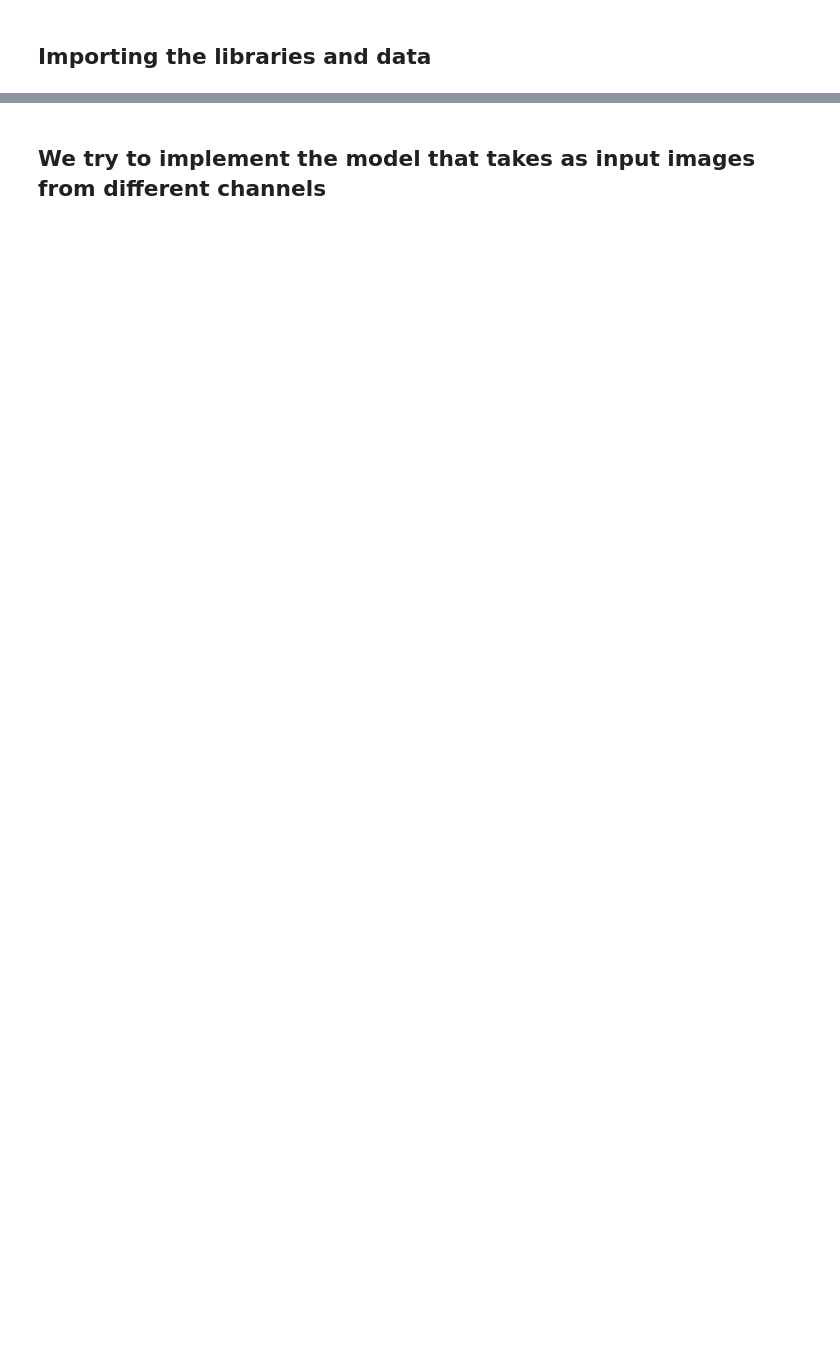
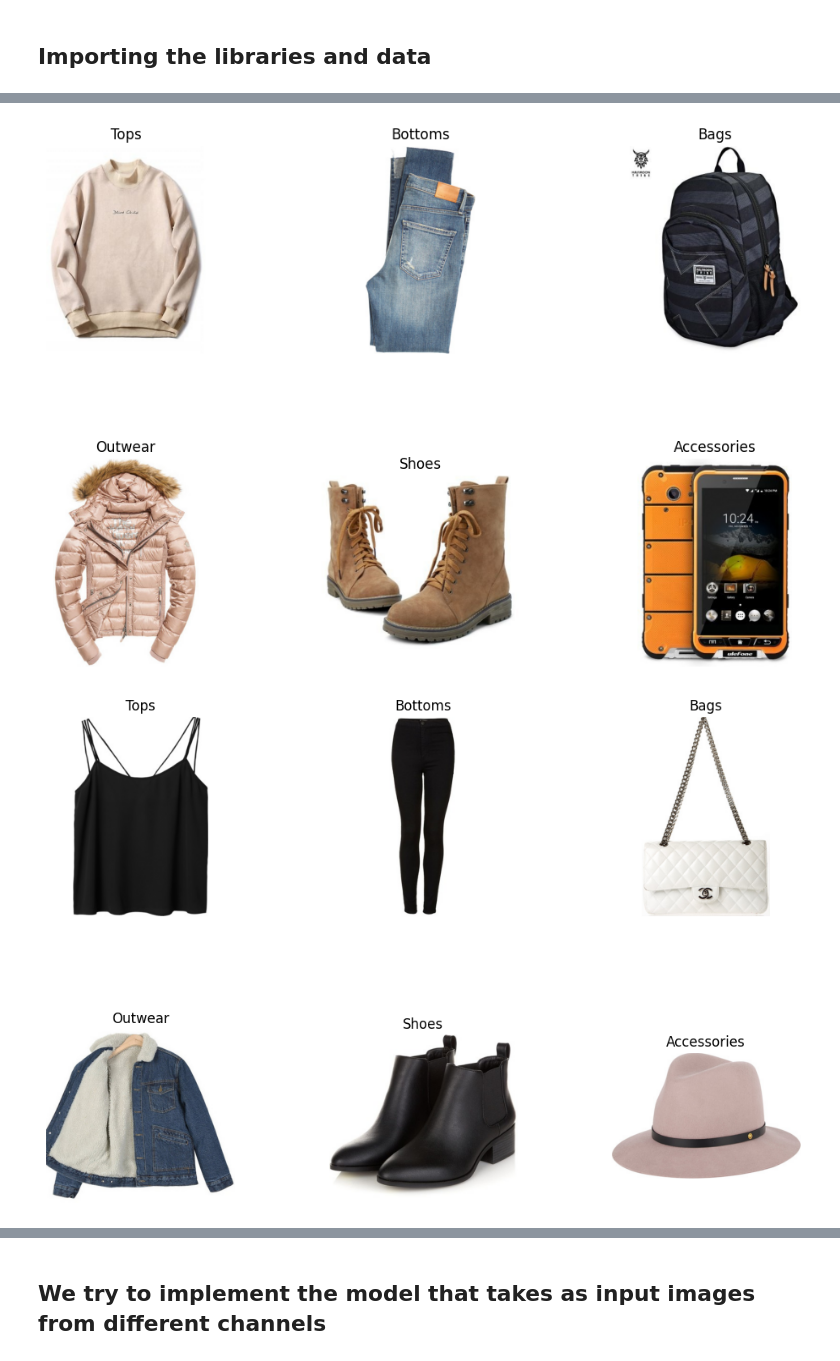
Before and after one commit to thanbskt/Recommendation_tool, a Jupyter notebook: prediction_model.ipynb, the cells around one changed output, grey strips where cells are left out. Cells and saved outputs as stored; diff of their text form; code cells hidden in the pictures; blank space fills up the shorter version.

```diff
--- a/prediction_model.ipynb
+++ b/prediction_model.ipynb
@@ -29,4 +39,4 @@ from tensorflow.keras.models import Model
 # %%
-with open('/home/thanos/Desktop/Sustainable_fashion/data/polyvore-dataset/train_no_dup.json') as f:
+with open('/home/thanos/Desktop/Sustainable_fashion/repos/Recommendation_tool/Outfits_Outerwear_Tops_Bottoms.json') as f:
     data1 = json.load(f)
-all_df = pd.DataFrame(data1)
+df = pd.DataFrame(data1)
@@ -53,0 +43,2 @@ all_df
+# %%
+df = df[["likes","items","set_id"]]
@@ -53,0 +124,33 @@ all_df
+# %%
+#### OPTIONAL FUNCTION ######
+# We use this function to display the outfits with all their items together row by row.
+
+def display_outfit(row_number):
+    #   Assuming you want to display images from the first row
+    # Extract the paths for image files
+    image_paths = df_image_paths.iloc[row_number, 0:6].values
+    categories = df_image_paths.columns[0:6]  # Extracting category names
+
+    # Create a subplot with 2 rows and 3 columns as we have 6 categories
+    fig, axes = plt.subplots(2, 3, figsize=(12, 8))
+
+    # Iterate through axes, image paths, and category names to display images
+    for ax, path, category in zip(axes.flatten(), image_paths, categories):
+        # Open and display the image
+        img_np = cv2.imread(path, cv2.IMREAD_COLOR)
+        im = cv2.cvtColor(img_np, cv2.COLOR_BGR2RGB)
+        #im = cv2.resize(im, (64,64))
+        im = im/255
+        ax.imshow(im)
+        ax.set_title(category)  # Set the title as the category name
+        ax.axis('off')  # Hide the axis
+
+    # Adjust spacing
+    plt.subplots_adjust(wspace=0.5, hspace=0.5)
+    plt.show()
+# %%
+for i in range(0,5):
+    display_outfit(i)
+# %% [output]
+[figure, added]
+[figure, added]
```
Also changed, not shown: parts of 32 cells of this notebook, 5 other files.
